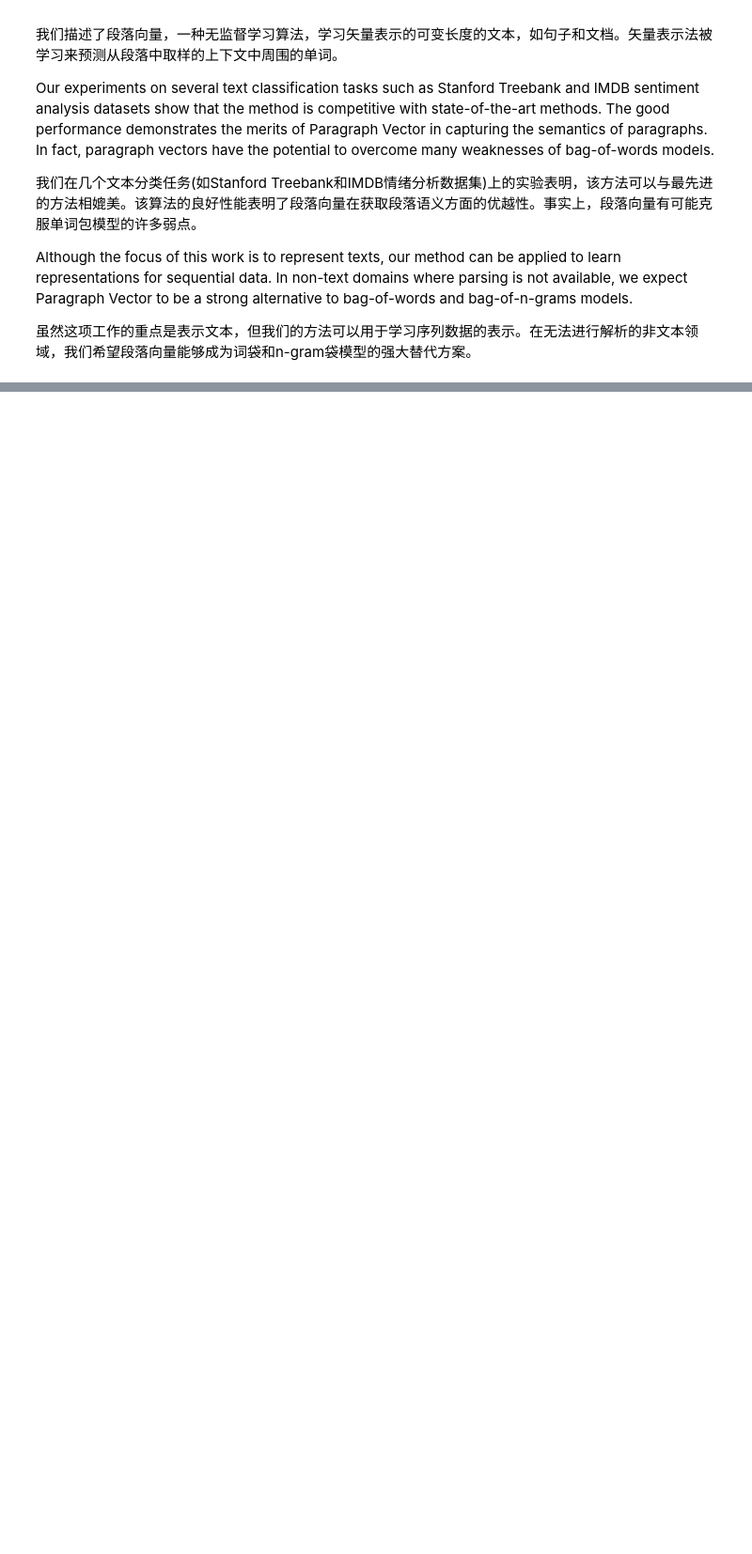
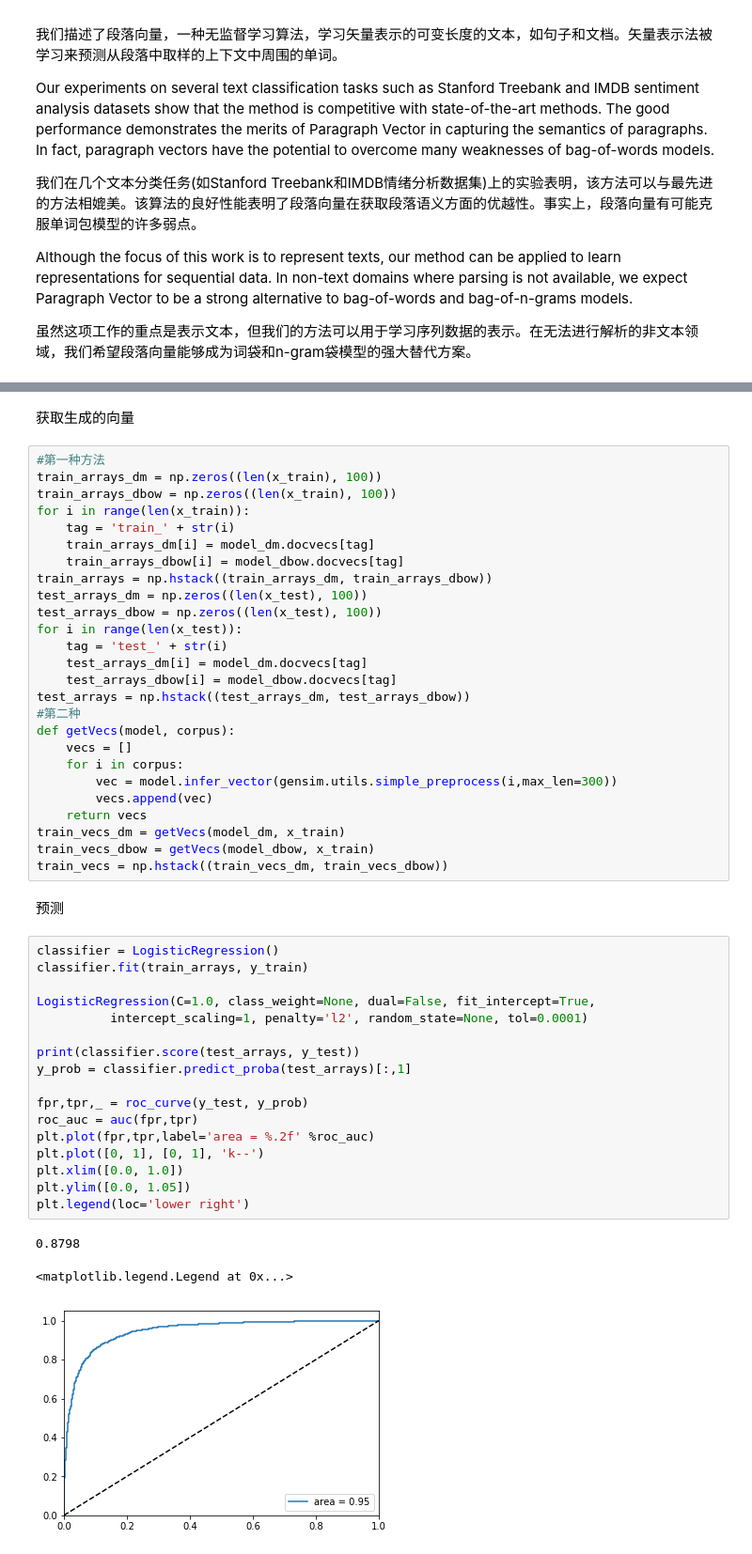
Before and after one commit to hanzhenlei767/NLP_Learn, a Jupyter notebook: NLP预训练模型/word2vec/Distributed Representations of Sentences and Documents/Distributed Representations of Sentences and Documents.ipynb, the cells around one changed output, grey strips where cells are left out. Shown at 94% size. Cells and saved outputs as stored; diff of their text form; blank space fills up the shorter version.

```diff
--- a/NLP预训练模型/word2vec/Distributed Representations of Sentences and Documents/Distributed Representations of Sentences and Documents.ipynb
+++ b/NLP预训练模型/word2vec/Distributed Representations of Sentences and Documents/Distributed Representations of Sentences and Documents.ipynb
@@ -562,0 +666,51 @@ Although the focus of this work is to represent texts, our method can be applied
+# %% [markdown]
+获取生成的向量
+# %%
+#第一种方法
+train_arrays_dm = np.zeros((len(x_train), 100))
+train_arrays_dbow = np.zeros((len(x_train), 100))
+for i in range(len(x_train)):
+    tag = 'train_' + str(i)
+    train_arrays_dm[i] = model_dm.docvecs[tag]
+    train_arrays_dbow[i] = model_dbow.docvecs[tag]
+train_arrays = np.hstack((train_arrays_dm, train_arrays_dbow))
+test_arrays_dm = np.zeros((len(x_test), 100))
+test_arrays_dbow = np.zeros((len(x_test), 100))
+for i in range(len(x_test)):
+    tag = 'test_' + str(i)
+    test_arrays_dm[i] = model_dm.docvecs[tag]
+    test_arrays_dbow[i] = model_dbow.docvecs[tag]
+test_arrays = np.hstack((test_arrays_dm, test_arrays_dbow))
+#第二种
+def getVecs(model, corpus):
+    vecs = []
+    for i in corpus:
+        vec = model.infer_vector(gensim.utils.simple_preprocess(i,max_len=300))
+        vecs.append(vec)
+    return vecs
+train_vecs_dm = getVecs(model_dm, x_train)
+train_vecs_dbow = getVecs(model_dbow, x_train)
+train_vecs = np.hstack((train_vecs_dm, train_vecs_dbow))
+# %% [markdown]
+预测
+# %%
+classifier = LogisticRegression()
+classifier.fit(train_arrays, y_train)
+
+LogisticRegression(C=1.0, class_weight=None, dual=False, fit_intercept=True,
+          intercept_scaling=1, penalty='l2', random_state=None, tol=0.0001)
+
+print(classifier.score(test_arrays, y_test))
+y_prob = classifier.predict_proba(test_arrays)[:,1]
+
+fpr,tpr,_ = roc_curve(y_test, y_prob)
+roc_auc = auc(fpr,tpr)
+plt.plot(fpr,tpr,label='area = %.2f' %roc_auc)
+plt.plot([0, 1], [0, 1], 'k--')
+plt.xlim([0.0, 1.0])
+plt.ylim([0.0, 1.05])
+plt.legend(loc='lower right')
+# %% [output]
+0.8798
+<matplotlib.legend.Legend at 0x...>
+[figure, added]
```
Also changed, not shown: parts of 10 cells of this notebook.
